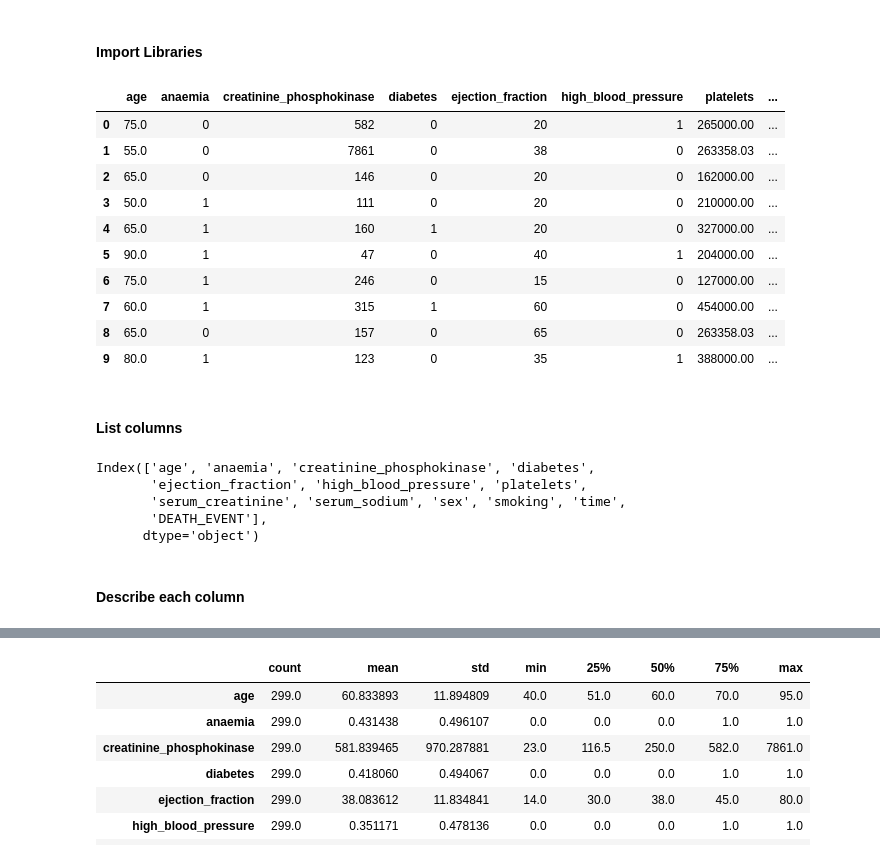
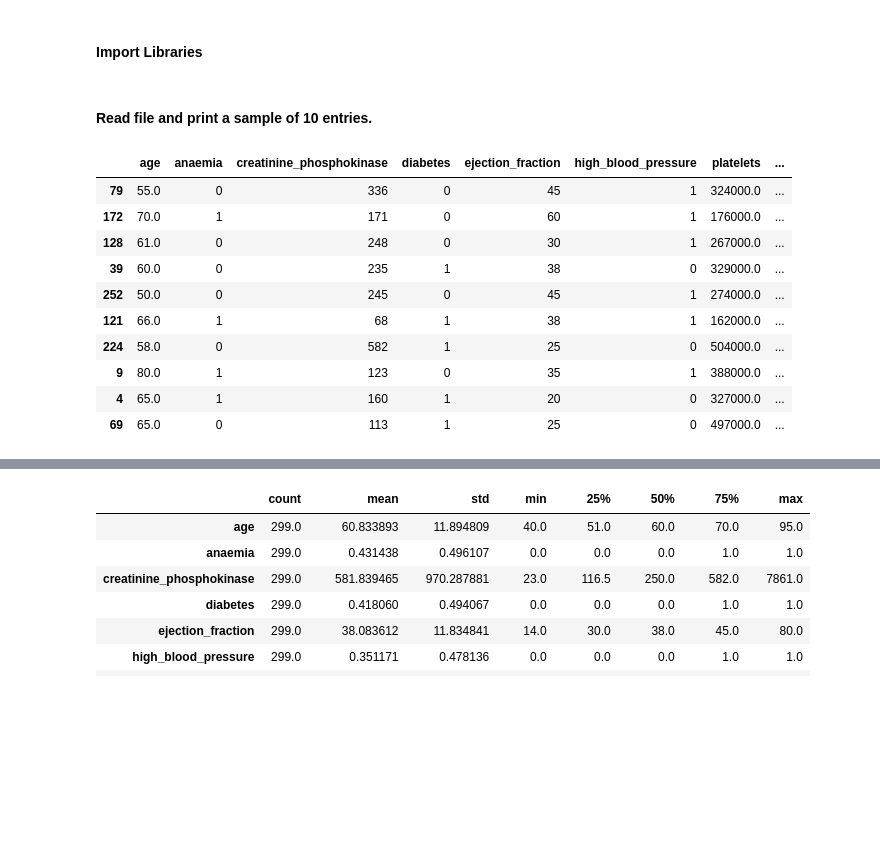
Before and after one commit to jharvey407/CapstoneTwo, a Jupyter notebook: Heart Failure Profiling.ipynb, the cells around one changed output, grey strips where cells are left out. Cells and saved outputs as stored; diff of their text form; code cells hidden in the pictures; blank space fills up the shorter version.

```diff
--- a/Heart Failure Profiling.ipynb
+++ b/Heart Failure Profiling.ipynb
@@ -8,28 +9,17 @@ import matplotlib.pyplot as plt
+# %% [markdown]
+#### Read file and print a sample of 10 entries.
 # %%
 heart_data = pd.read_csv('heart_failure_clinical_records_dataset.csv')
-heart_data.head(10)
+heart_data.sample(10)
 # %% [output]
 |  | age | anaemia | creatinine_phosphokinase | diabetes | ejection_fraction | high_blood_pressure | platelets | ... |
-| 0 | 75.0 | 0 | 582 | 0 | 20 | 1 | 265000.00 | ... |
-| 1 | 55.0 | 0 | 7861 | 0 | 38 | 0 | 263358.03 | ... |
-| 2 | 65.0 | 0 | 146 | 0 | 20 | 0 | 162000.00 | ... |
-| 3 | 50.0 | 1 | 111 | 0 | 20 | 0 | 210000.00 | ... |
-| 4 | 65.0 | 1 | 160 | 1 | 20 | 0 | 327000.00 | ... |
-| 5 | 90.0 | 1 | 47 | 0 | 40 | 1 | 204000.00 | ... |
-| 6 | 75.0 | 1 | 246 | 0 | 15 | 0 | 127000.00 | ... |
-| 7 | 60.0 | 1 | 315 | 1 | 60 | 0 | 454000.00 | ... |
-| 8 | 65.0 | 0 | 157 | 0 | 65 | 0 | 263358.03 | ... |
-| 9 | 80.0 | 1 | 123 | 0 | 35 | 1 | 388000.00 | ... |
+| 79 | 55.0 | 0 | 336 | 0 | 45 | 1 | 324000.0 | ... |
+| 172 | 70.0 | 1 | 171 | 0 | 60 | 1 | 176000.0 | ... |
+| 128 | 61.0 | 0 | 248 | 0 | 30 | 1 | 267000.0 | ... |
+| 39 | 60.0 | 0 | 235 | 1 | 38 | 0 | 329000.0 | ... |
+| 252 | 50.0 | 0 | 245 | 0 | 45 | 1 | 274000.0 | ... |
+| 121 | 66.0 | 1 | 68 | 1 | 38 | 1 | 162000.0 | ... |
+| 224 | 58.0 | 0 | 582 | 1 | 25 | 0 | 504000.0 | ... |
+| 9 | 80.0 | 1 | 123 | 0 | 35 | 1 | 388000.0 | ... |
+| 4 | 65.0 | 1 | 160 | 1 | 20 | 0 | 327000.0 | ... |
+| 69 | 65.0 | 0 | 113 | 1 | 25 | 0 | 497000.0 | ... |
-# %% [markdown]
-#### List columns
-# %%
-columns = heart_data.columns
-print(columns)
-# %% [output]
-Index(['age', 'anaemia', 'creatinine_phosphokinase', 'diabetes',
-       'ejection_fraction', 'high_blood_pressure', 'platelets',
-       'serum_creatinine', 'serum_sodium', 'sex', 'smoking', 'time',
-       'DEATH_EVENT'],
-      dtype='object')
-# %% [markdown]
-#### Describe each column
```
Also changed, not shown: parts of 45 cells of this notebook.
